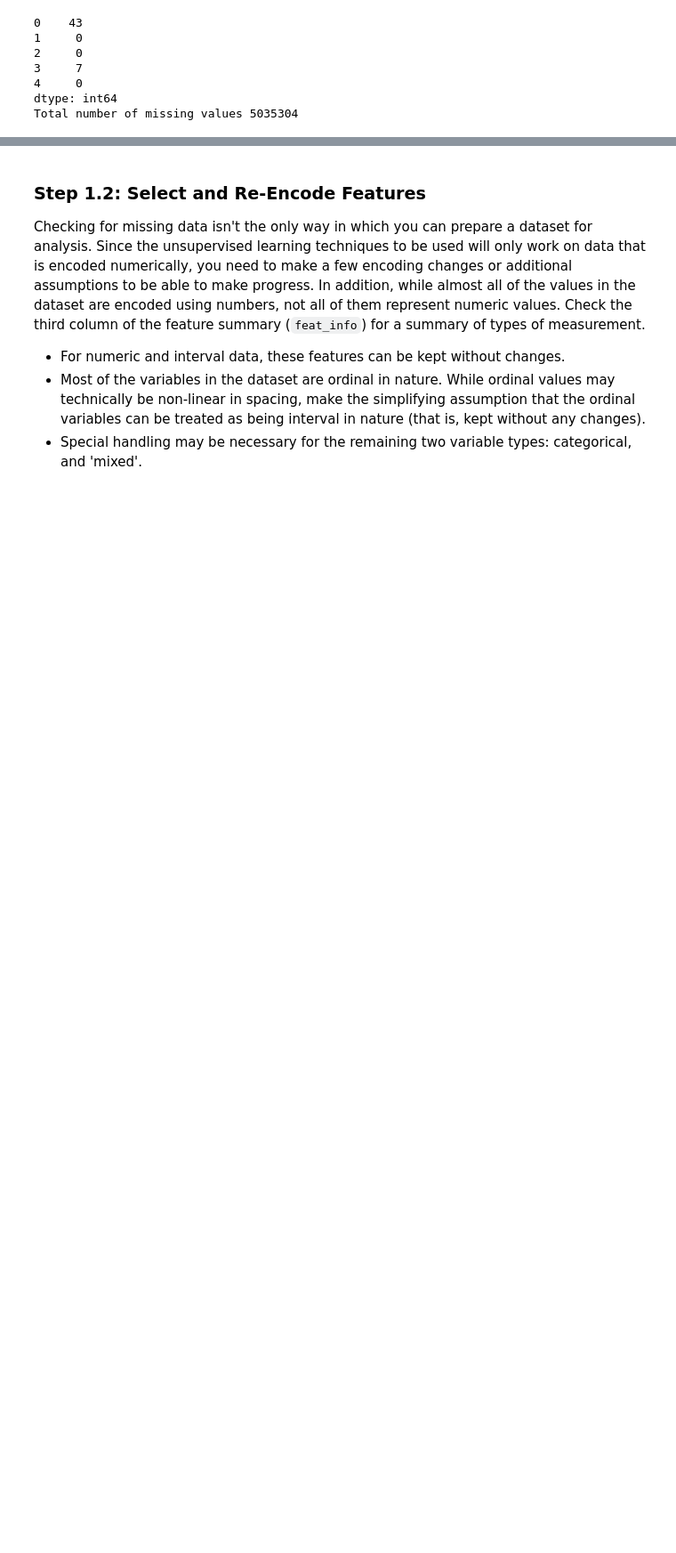
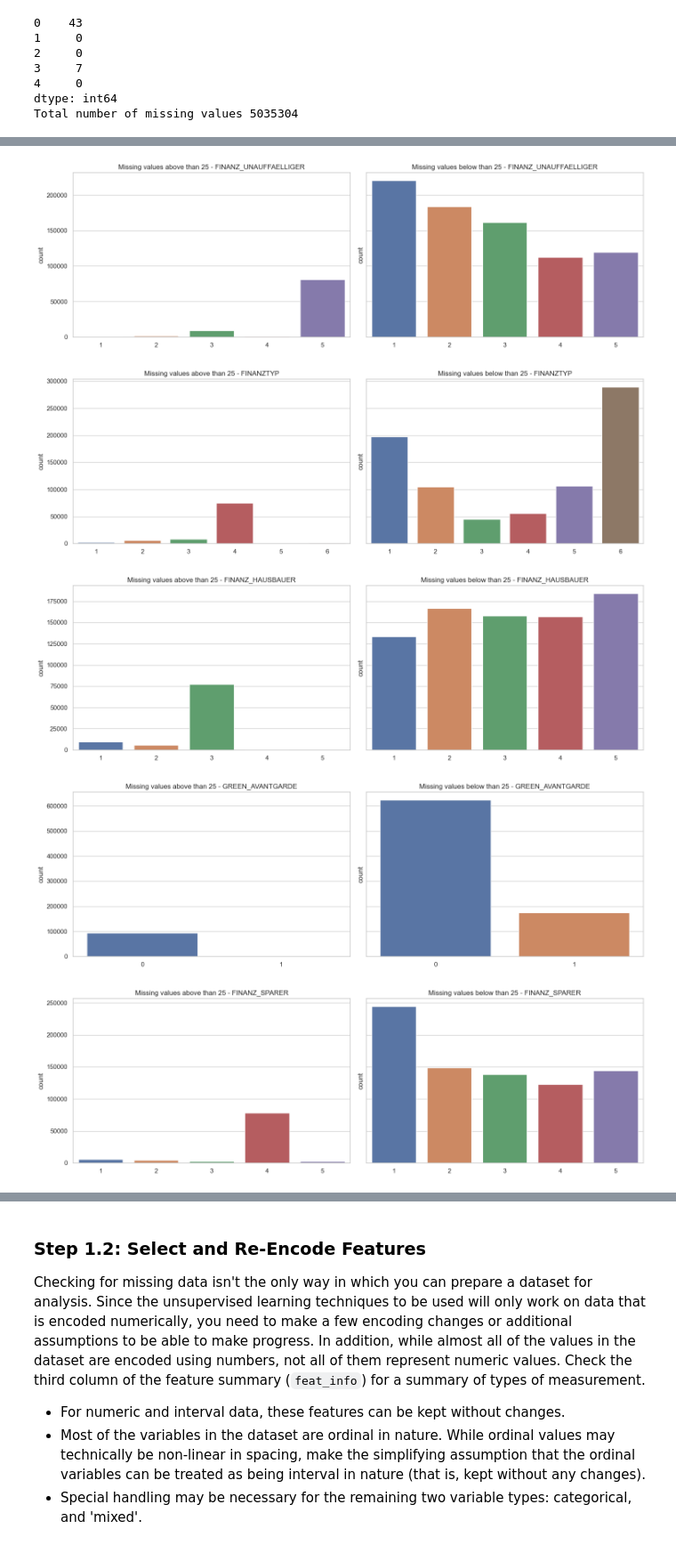
Before and after one commit to luisgj/customer-segments-predictor, a Jupyter notebook: Identify_Customer_Segments.ipynb, the cells around one changed output, grey strips where cells are left out. Shown: that part at 89% size. Cells and saved outputs as stored; diff of their text form; code cells hidden in the pictures; blank space fills up the shorter version.

```diff
--- a/Identify_Customer_Segments.ipynb
+++ b/Identify_Customer_Segments.ipynb
@@ -224,0 +222,24 @@ Total number of missing values 5035304
+# %%
+# Compare the distribution of values for at least five columns where there are
+# no or few missing values, between the two subsets.
+complete_cols = percent_missing_columns[percent_missing_columns == 0]
+complete_cols = complete_cols[:8]
+col_names = complete_cols.keys().tolist()
+def plot_distros(column, subset_rows_above, subset_rows_below, threshold):
+    fig, (ax1, ax2) = plt.subplots(1, 2, sharey=True)
+    fig.set_figwidth(15)
+    ax1.set_title('Missing values above than {} - {}'.format(threshold, column))
+    sns.countplot(x=subset_rows_above[column].values , ax=ax1)
+    ax2.set_title('Missing values below than {} - {}'.format(threshold, column))
+    sns.countplot(x=subset_rows_below[column].values , ax=ax2)
+    fig.tight_layout()
+    plt.show()
+
+for column in col_names:
+    plot_distros(column, high, low, 25)
+# %% [output]
+[figure, added]
+[figure, added]
+[figure, added]
+[figure, added]
+[figure, added]
```
Also changed, not shown: parts of 14 cells of this notebook.
